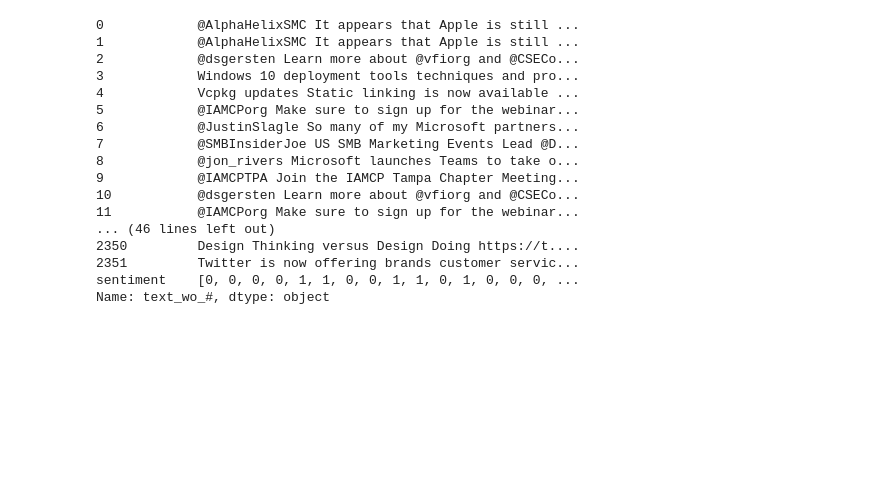
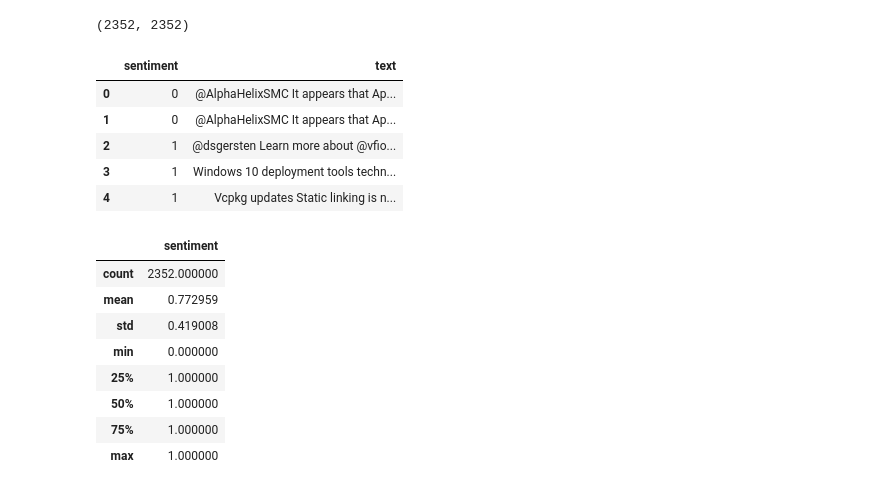
Before and after one commit to skeydan/twitter_topics, a Jupyter notebook: create_sentiment_dataset.ipynb, the cells around one changed output. Cells and saved outputs as stored; diff of their text form; code cells hidden in the pictures; blank space fills up the shorter version.

```diff
--- a/create_sentiment_dataset.ipynb
+++ b/create_sentiment_dataset.ipynb
@@ -53,20 +50,4 @@ X_train_en['sentiment'] = y_pred
-# %%
-X_train_en
-# %% [output]
-0            @AlphaHelixSMC It appears that Apple is still ...
-1            @AlphaHelixSMC It appears that Apple is still ...
-2            @dsgersten Learn more about @vfiorg and @CSECo...
-3            Windows 10 deployment tools techniques and pro...
-4            Vcpkg updates Static linking is now available ...
-5            @IAMCPorg Make sure to sign up for the webinar...
-6            @JustinSlagle So many of my Microsoft partners...
-7            @SMBInsiderJoe US SMB Marketing Events Lead @D...
-8            @jon_rivers Microsoft launches Teams to take o...
-9            @IAMCPTPA Join the IAMCP Tampa Chapter Meeting...
-10           @dsgersten Learn more about @vfiorg and @CSECo...
-11           @IAMCPorg Make sure to sign up for the webinar...
-... (46 lines left out)
-2350         Design Thinking versus Design Doing https://t....
-2351         Twitter is now offering brands customer servic...
-sentiment    [0, 0, 0, 0, 1, 1, 0, 0, 1, 1, 0, 1, 0, 0, 0, ...
-Name: text_wo_#, dtype: object
+# %%
+len(X_train_en), len(y_pred)
+# %% [output]
+(2352, 2352)
@@ -72,0 +56,21 @@ Name: text_wo_#, dtype: object
+# %%
+X_labeled.head()
+# %% [output]
+|  | sentiment | text |
+| 0 | 0 | @AlphaHelixSMC It appears that Ap... |
+| 1 | 0 | @AlphaHelixSMC It appears that Ap... |
+| 2 | 1 | @dsgersten Learn more about @vfio... |
+| 3 | 1 | Windows 10 deployment tools techn... |
+| 4 | 1 | Vcpkg updates Static linking is n... |
+# %%
+X_labeled.describe()
+# %% [output]
+|  | sentiment |
+| count | 2352.000000 |
+| mean | 0.772959 |
+| std | 0.419008 |
+| min | 0.000000 |
+| 25% | 1.000000 |
+| 50% | 1.000000 |
+| 75% | 1.000000 |
+| max | 1.000000 |
```
Also changed, not shown: parts of 10 cells of this notebook, 3 other files.
